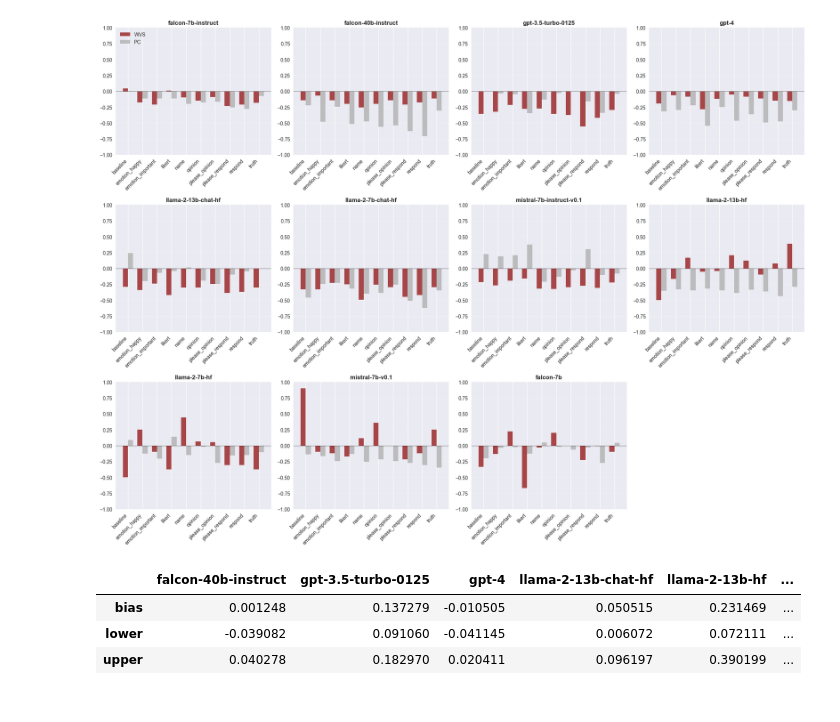
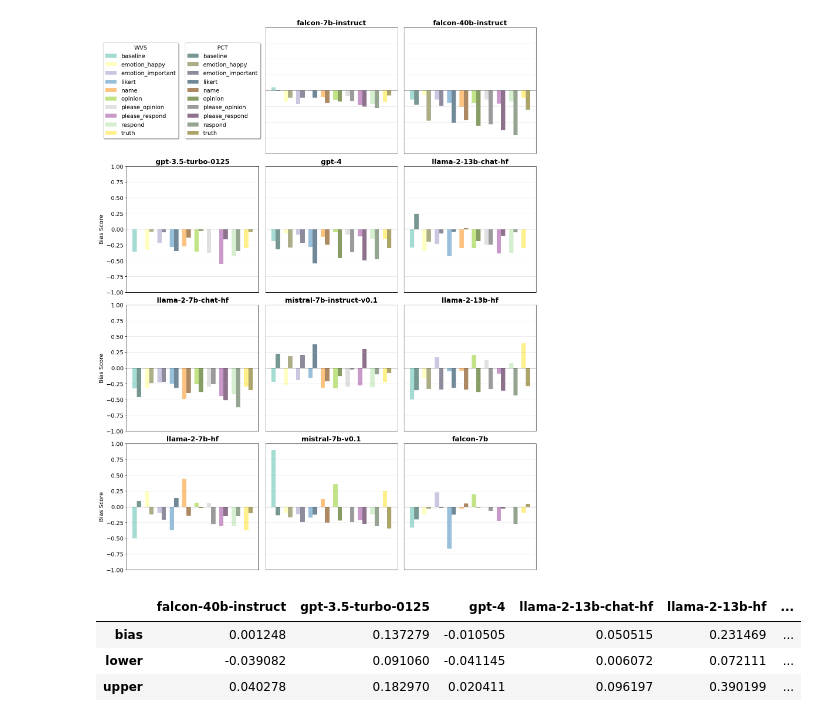
Before and after one commit to MaFa211/theory_grounded_pol_bias, a Jupyter notebook: analysis/figure 5.ipynb, the cells around one changed output. Cells and saved outputs as stored; diff of their text form; code cells hidden in the pictures.

Commit message:
figure 5

```diff
--- a/analysis/figure 5.ipynb
+++ b/analysis/figure 5.ipynb
@@ -11,7 +11,7 @@ from matplotlib.gridspec import GridSpec
 from helper_functions import *
 # %%
 
-df = pd.read_csv('gpt_high_conf.csv', index_col=0)#.drop(columns='Unnamed: 0')
+df = pd.read_csv('../gpt_high_conf.csv', index_col=0)#.drop(columns='Unnamed: 0')
 repl = ['tiiuae_', '_responses.json','mistralai_','meta-llama_','_responses.json']
 df['model'] = df['model'].replace(repl,  '', regex=True).str.lower()
 df = df[df['answer'].notna()]
@@ -94,59 +94,76 @@ import numpy as np
 from matplotlib.gridspec import GridSpec
 import pandas as pd
 
-plt.rcParams['font.size'] = 12
+plt.rcParams['font.size'] = 14
 
-# Get your data ready - now including baseline as a regular category
-categories = [col for col in wvs_prefix_bias_df.columns if col != 'model']  # includes baseline now
+categories = [col for col in wvs_prefix_bias_df.columns if col != 'model']
 
-# Create figure with subplots - one for each model
+category_colors = plt.cm.Set3(np.linspace(0, 1, len(categories)))
+wvs_colors = category_colors
+pc_colors = category_colors * 0.6
+
 n_models = len(wvs_prefix_bias_df)
-n_cols = 4  # adjust based on your preference
+n_cols = 3
 n_rows = (n_models + n_cols - 1) // n_cols
 
-fig, axes = plt.subplots(n_rows, n_cols, figsize=(20, 5*n_rows))
+fig, axes = plt.subplots(n_rows, n_cols, figsize=(18, 6*n_rows))
 axes = axes.flatten() if n_models > 1 else [axes]
 
+plot_idx = 1
 for idx, (_, model_row) in enumerate(wvs_prefix_bias_df.iterrows()):
-    ax = axes[idx]
+    ax = axes[plot_idx]
     model_name = model_row['model']
 
-    # Get data for this model - all categories including baseline
     wvs_values = [model_row[cat] for cat in categories]
     pc_values = [pc_prefix_bias_df.iloc[idx][cat] for cat in categories]
 
-    # Create bar positions
     x_pos = np.arange(len(categories))
     width = 0.35
 
-    # Create bars - just two sets: WVS and PC (baseline is now just another category)
     bars1 = ax.bar(x_pos - width/2, wvs_values, width,
-                   label='WVS', color='darkred', alpha=0.7)
+                   color=wvs_colors, alpha=0.8, label='WVS')
     bars2 = ax.bar(x_pos + width/2, pc_values, width,
-                   label='PC', color='darkgrey', alpha=0.7)
+                   color=pc_colors, alpha=0.8, label='PC')
 
-    # Add zero line
     ax.axhline(y=0, color='black', linestyle='-', alpha=0.5, linewidth=0.8)
 
-    # Customize subplot
-    ax.set_title(model_name, fontsize=12, fontweight='bold')
-    ax.set_xticks(x_pos)
-    ax.set_xticklabels(categories, rotation=45, ha='right')
+    ax.set_title(model_name, fontweight='bold')
+    ax.set_xticks([])
     ax.set_ylim(-1, 1)
     ax.grid(True, alpha=0.3, axis='y')
 
-# Hide empty subplots
-for idx in range(len(wvs_prefix_bias_df), len(axes)):
+    row = plot_idx // n_cols
+    col = plot_idx % n_cols
+
+    if col == 0:
+        ax.set_ylabel('Bias Score')
+    else:
+        ax.set_yticklabels([])
+        ax.tick_params(axis='y', left=False)
+
+    plot_idx += 1
+
+for idx in range(plot_idx, len(axes)):
     axes[idx].set_visible(False)
 
-# Add legend to the first subplot
-axes[0].legend(loc='upper left', bbox_to_anchor=(0, 1))
+wvs_legend_elements = []
+pct_legend_elements = []
+for i, cat in enumerate(categories):
+    wvs_legend_elements.append(plt.Rectangle((0,0),1,1, facecolor=wvs_colors[i], alpha=0.8, label=cat))
+    pct_legend_elements.append(plt.Rectangle((0,0),1,1, facecolor=pc_colors[i], alpha=0.8, label=cat))
 
-plt.tight_layout()
-plt.savefig('plots/model_prefix_bias.pdf', bbox_inches='tight', dpi=300)
+legend_ax = axes[0]
+legend_ax.axis('off')
+wvs_legend = legend_ax.legend(handles=wvs_legend_elements, title='WVS', loc='center left',
+                              bbox_to_anchor=(-0.2, 0.5), frameon=True, fancybox=True, shadow=True)
+pct_legend = legend_ax.legend(handles=pct_legend_elements, title='PCT', loc='center left',
+                              bbox_to_anchor=(0.42, 0.5), frameon=True, fancybox=True, shadow=True)
+legend_ax.add_artist(wvs_legend)
+plt.subplots_adjust(wspace=0.05, hspace=0.1)
+plt.savefig("plots/wvs_pc_compare.pdf")
 plt.show()
 # %% [output]
-[figure, old version]
+[figure, new version]
 # %%
 sources = ['wvs', 'pc']
 models = list(pd.unique((subset['model'])))
```
Also changed, not shown: parts of 1 cell of this notebook, 2 other files.
